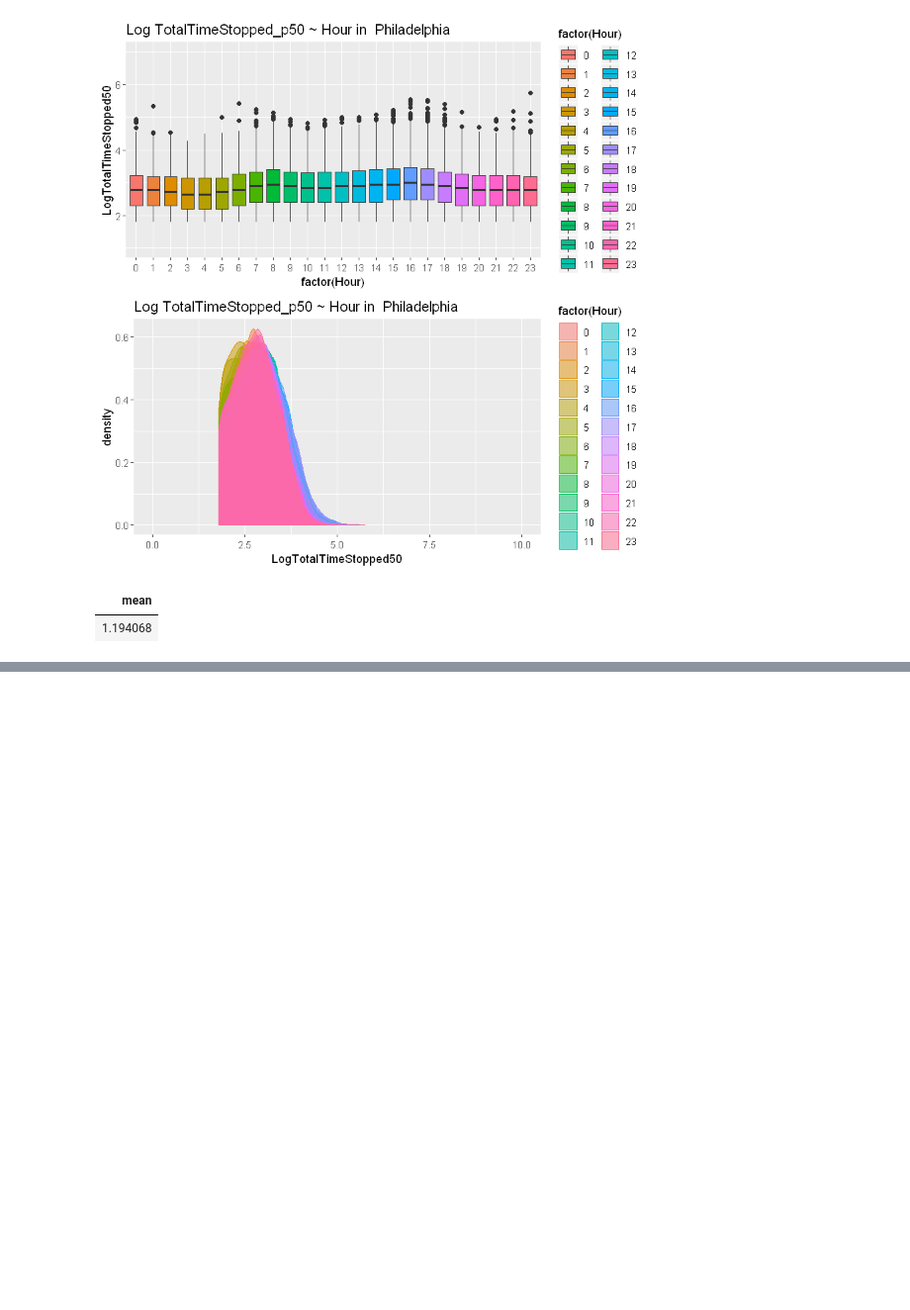
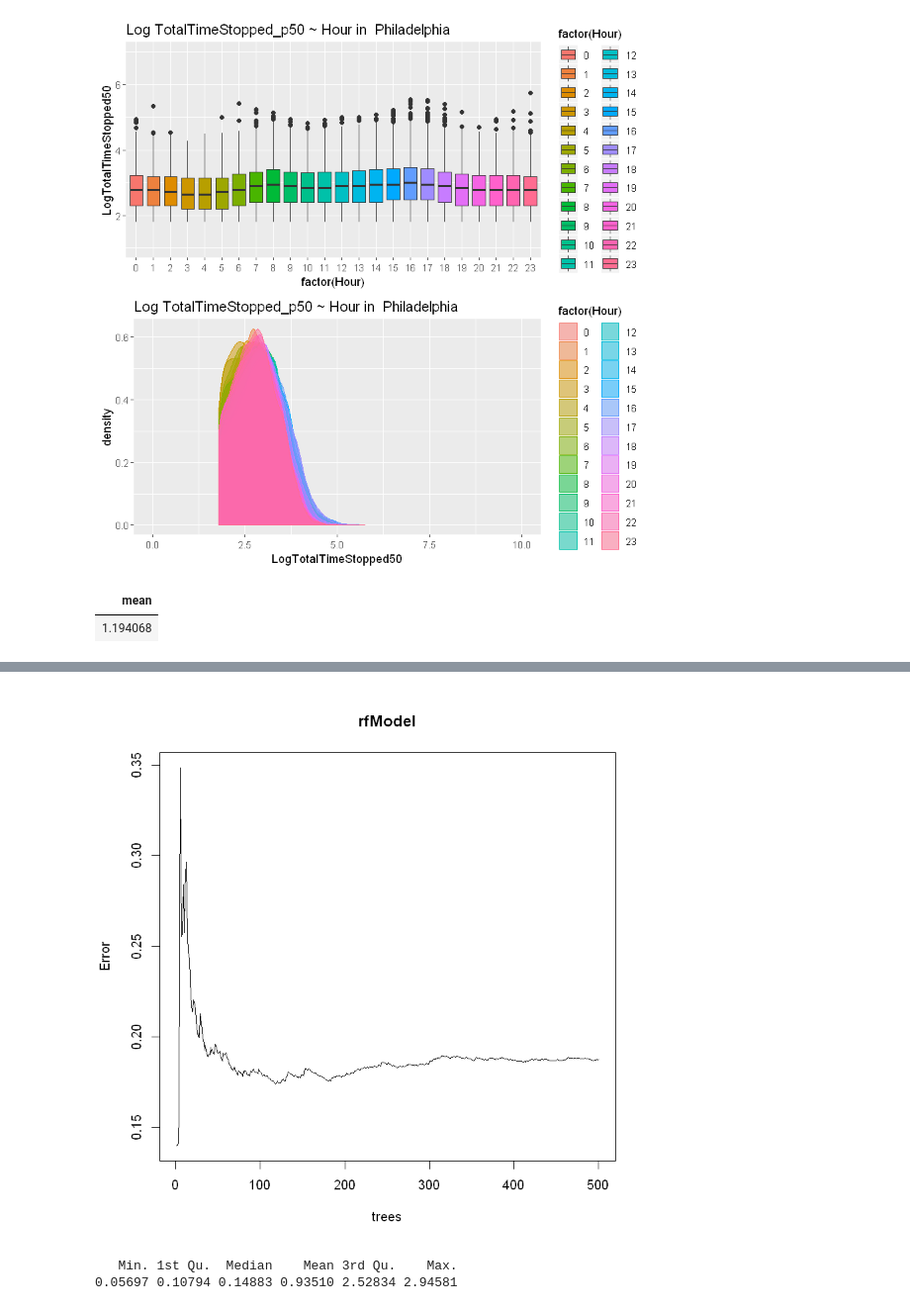
Before and after one commit to Haximilian/statistics447b, a Jupyter notebook: Statistics 447b Project - Adel.ipynb, the cells around one changed output, grey strips where cells are left out. Shown at 99% size. Drawn from its saved outputs; the diff is of its cells as text; code cells hidden in the pictures; blank space fills up the shorter version.

```diff
--- a/Statistics 447b Project - Adel.ipynb
+++ b/Statistics 447b Project - Adel.ipynb
@@ -456,0 +738,6 @@ training %>% filter(City == 'Atlanta') %>% filter(Hour == 8) %>% summarise(mean=
+# %%
+small_smp_size <- floor(0.03 * nrow(train))
+small_train_ind <- sample(seq_len(nrow(train)), size = small_smp_size)
+small_train <- train[small_train_ind, ]
+# %%
+rfModel = randomForest(TotalTimeStopped_p50~hasWaitTime+rushHour+straightThrough+Weekend+JanAndMay+City, data=small_train, importance=TRUE, proximity=TRUE)
@@ -456,0 +777,4 @@ training %>% filter(City == 'Atlanta') %>% filter(Hour == 8) %>% summarise(mean=
+# %%
+plot(rfModel)
+# %% [output]
+[figure, added]
@@ -456,0 +783,5 @@ training %>% filter(City == 'Atlanta') %>% filter(Hour == 8) %>% summarise(mean=
+# %%
+summary(outpredRFprob)
+# %% [output]
+   Min. 1st Qu.  Median    Mean 3rd Qu.    Max.
+0.05697 0.10794 0.14883 0.93510 2.52834 2.94581
```
Also changed, not shown: parts of 42 cells of this notebook.
